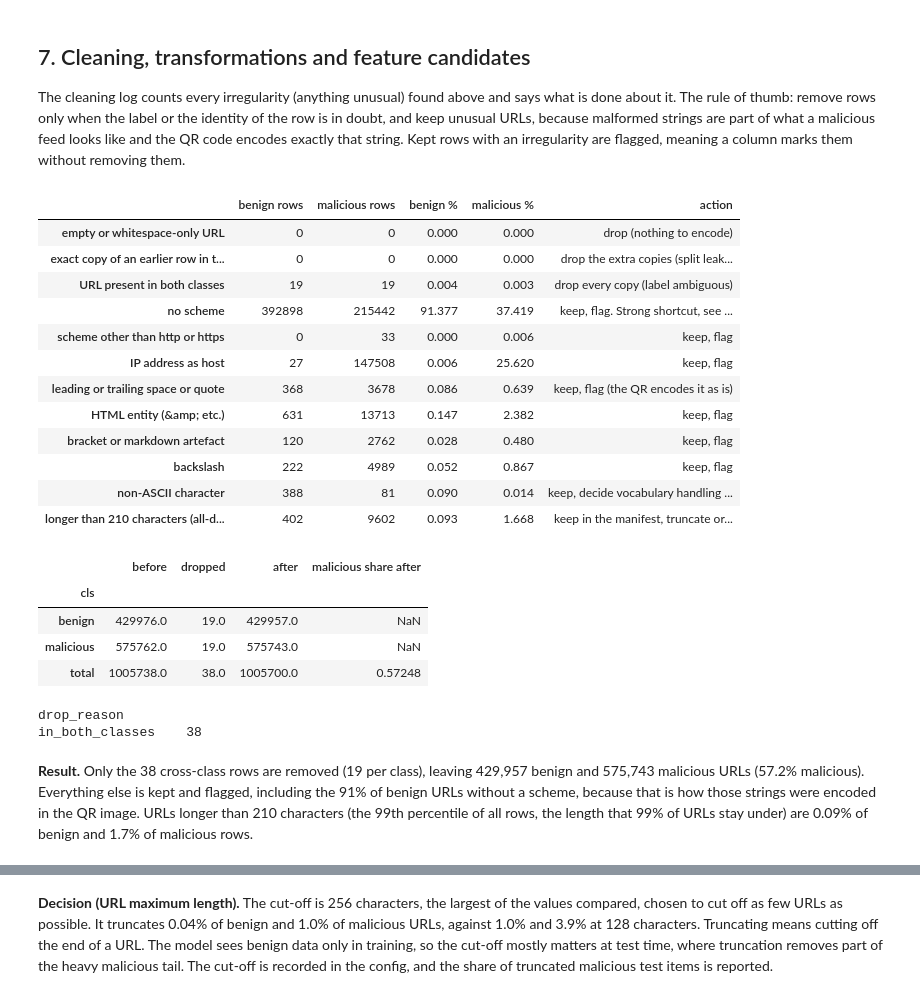
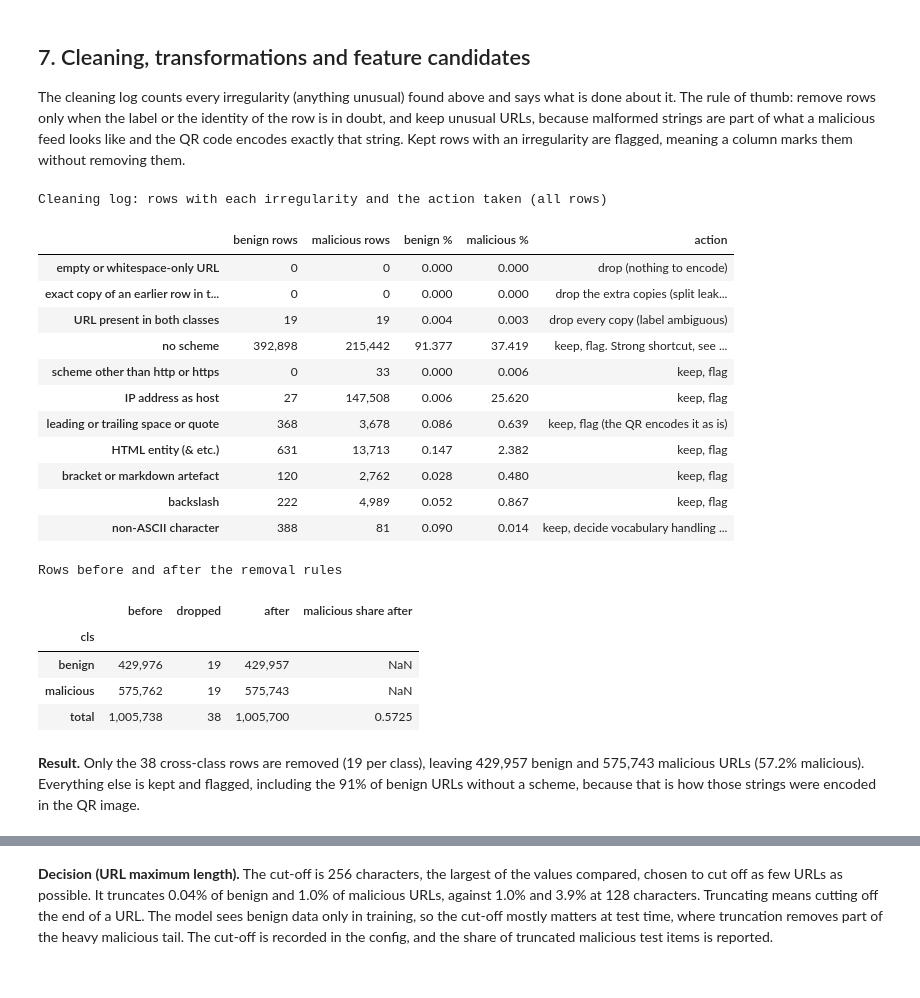
Before and after one commit to AnhJoe/convolutional_vae_quishing, a Jupyter notebook: notebooks/eda.ipynb, the cells around one changed output, grey strips where cells are left out. Cells and saved outputs as stored; diff of their text form; code cells hidden in the pictures.

```diff
--- a/notebooks/eda.ipynb
+++ b/notebooks/eda.ipynb
@@ -160,6 +158,7 @@ frames = []
 for cls, d in CLASS_DIR.items():
     csv_path = next(d.glob("all_generated_urls_*.csv"))
     f = pd.read_csv(csv_path, keep_default_na=False)   # keep strings such as "NA" or "null" as text
+    csv_columns = list(f.columns)                       # columns the CSVs come with, before the notebook adds its own
     f["cls"] = cls
     frames.append(f)
 raw = pd.concat(frames, ignore_index=True)
@@ -167,8 +166,5 @@ raw["label"] = (raw["cls"] == "malicious").astype("int8")   # 1 = malicious, tak
 parts = raw["qr_path"].str.replace("\\", "/", regex=False).str.split("/")
 raw["file"] = parts.str[-1]
 raw["csv_folder"] = parts.str[-3]
-print(raw.shape)
-for cls in CLASS_DIR:
-    print(f"\n{cls}: first 20 rows of {next(CLASS_DIR[cls].glob('all_generated_urls_*.csv')).name}")
-    display(raw.loc[raw["cls"] == cls, ["index", "url", "qr_path"]].head(20))
+print(f"{len(raw):,} rows. CSV columns: {csv_columns}")
 # %% [output]
@@ -554,17 +426,11 @@ backslash            0.00052    0.00867
 # %%
 # Host concentration: how many URLs each host holds, and how large the biggest hosts are
 host_counts = {cls: feat.loc[feat["cls"] == cls, "host"].value_counts() for cls in CLASS_DIR}
-fig, ax = plt.subplots(figsize=(6, 4))
-for cls, vc in host_counts.items():
-    ax.loglog(np.arange(1, len(vc) + 1), vc.values, color=COLORS[cls], label=cls)
-ax.set_xlabel("host rank (1 = host with the most URLs)"); ax.set_ylabel("URLs on that host"); ax.set_title("Host concentration"); ax.legend()
-plt.tight_layout(); plt.show()
-
 rows = []
 for cls, vc in host_counts.items():
     cum = vc.cumsum() / vc.sum()
     rows.append({"class": cls, "distinct hosts": len(vc), "URLs per host (mean)": round(vc.sum() / len(vc), 2),
                  "largest host share": round(vc.iloc[0] / vc.sum(), 4), "top 10 hosts share": round(vc.iloc[:10].sum() / vc.sum(), 4),
                  "hosts for 50% of URLs": int((cum < 0.5).sum() + 1), "largest host": vc.index[0]})
-pd.DataFrame(rows).set_index("class")
+show_table(pd.DataFrame(rows).set_index("class"), "Host concentration per class (all rows)", precision=4)
 # %% [output]
@@ -755,18 +591,19 @@ size_n.T
 # %%
-# Dark-pixel fraction: overall, within each QR size, and against URL length
-fig, axes = plt.subplots(1, 3, figsize=(16, 3.9))
+# Dark-pixel fraction: overall and within each QR size, with the medians marked
+fig, axes = plt.subplots(1, 2, figsize=(11.5, 4.2))
+med_all = img.groupby("cls")["dark_frac"].median()
 for cls in CLASS_DIR:
     axes[0].hist(img.loc[img["cls"] == cls, "dark_frac"], bins=50, density=True, alpha=0.55, color=COLORS[cls], label=cls)
+    axes[0].axvline(med_all[cls], color=COLORS[cls], ls="--", lw=1.8, label=f"{cls} median ({med_all[cls]:.3f})")
 axes[0].set_xlabel("dark-pixel fraction"); axes[0].set_ylabel("density"); axes[0].set_title("Dark fraction, all sizes"); axes[0].legend()
 
 big = size_n[(size_n.min(axis=1) >= 30)].index
-sns.boxplot(data=img[img["modules"].isin(big)], x="modules", y="dark_frac", hue="cls", palette=COLORS, ax=axes[1], fliersize=1.5, linewidth=0.8)
-axes[1].set_title("Dark fraction within a size (sizes with >=30 per class)"); axes[1].set_xlabel("modules per side"); axes[1].set_ylabel("dark-pixel fraction"); axes[1].legend(title=None)
-
-sub = img[img["modules"].isin(big)].assign(url_len=lambda d: d["url"].str.len())
-for cls in CLASS_DIR:
-    s = sub[sub["cls"] == cls]
-    axes[2].scatter(s["url_len"], s["dark_frac"], s=5, alpha=0.3, color=COLORS[cls], label=cls)
-axes[2].set_xscale("log"); axes[2].set_xlabel("URL length"); axes[2].set_ylabel("dark-pixel fraction"); axes[2].set_title("Dark fraction against URL length"); axes[2].legend(markerscale=3)
+order = sorted(int(m) for m in big)
+sns.boxplot(data=img[img["modules"].isin(order)], x="modules", y="dark_frac", hue="cls", order=order, hue_order=["benign", "malicious"], palette=COLORS,
+            ax=axes[1], fliersize=1.5, linewidth=0.8)
+med_size = img[img["modules"].isin(order)].groupby(["modules", "cls"])["dark_frac"].median().unstack()
+for j, cls in enumerate(["benign", "malicious"]):     # dashed line joining the class median at each size (boxes sit 0.2 left and right of each tick)
+    axes[1].plot(np.arange(len(order)) + (-0.2 if j == 0 else 0.2), med_size.loc[order, cls], color=COLORS[cls], ls="--", marker="o", ms=3, lw=1.2, label=f"{cls} median")
+axes[1].set_title("Dark fraction within a size (sizes with >=30 per class)"); axes[1].set_xlabel("modules per side"); axes[1].set_ylabel("dark-pixel fraction"); axes[1].legend(title=None, fontsize=8)
 plt.tight_layout(); plt.show()
 # %% [output]
@@ -786,7 +623,7 @@ def to_grid(cls, file):
     d = load_dark(cls, file)
     return d[M // 2::M, M // 2::M]          # one pixel per module
 
-check = img[img["geometry_consistent"] & img["error"].fillna("").eq("")].groupby("cls").head(150)
+check = img[img["geometry_consistent"] & img["error"].fillna("").eq("")]
 exact = []
 for r in check.itertuples():
     d = load_dark(r.cls, r.file)
@@ -1009,7 +836,6 @@ dup_within = feat.duplicated(["cls", "url"], keep="first")
 shared_set = set(feat.loc[feat["cls"] == "benign", "url"]) & set(feat.loc[feat["cls"] == "malicious", "url"])
 cross = url.isin(shared_set)
 empty = url.str.strip().eq("")
-MAXLEN = int(feat["url_len"].quantile(0.99))
 
 checks = {
     "empty or whitespace-only URL": empty,
@@ -1022,45 +848,43 @@ checks = {
     "HTML entity (&amp; etc.)": feat["html_entity"],
     "bracket or markdown artefact": feat["bracket_artefact"],
     "backslash": feat["backslash"],
     "non-ASCII character": feat["non_ascii"],
-    f"longer than {MAXLEN} characters (all-data 99th percentile)": feat["url_len"] > MAXLEN,
 }
 log = pd.DataFrame({
     "benign rows": {k: int(v[feat["cls"] == "benign"].sum()) for k, v in checks.items()},
     "malicious rows": {k: int(v[feat["cls"] == "malicious"].sum()) for k, v in checks.items()},
 })
 log["benign %"] = (100 * log["benign rows"] / (feat["cls"] == "benign").sum()).round(3)
 log["malicious %"] = (100 * log["malicious rows"] / (feat["cls"] == "malicious").sum()).round(3)
 action = {
     "empty or whitespace-only URL": "drop (nothing to encode)",
     "exact copy of an earlier row in the same class": "drop the extra copies (split leakage)",
     "URL present in both classes": "drop every copy (label ambiguous)",
     "no scheme": "keep, flag. Strong shortcut, see section 5",
     "scheme other than http or https": "keep, flag",
     "IP address as host": "keep, flag",
     "leading or trailing space or quote": "keep, flag (the QR encodes it as is)",
     "HTML entity (&amp; etc.)": "keep, flag",
     "bracket or markdown artefact": "keep, flag",
     "backslash": "keep, flag",
     "non-ASCII character": "keep, decide vocabulary handling below",
-    f"longer than {MAXLEN} characters (all-data 99th percentile)": "truncate or exclude at the model input",
 }
 log["action"] = pd.Series(action)
-log
+show_table(log, "Cleaning log: rows with each irregularity and the action taken (all rows)")
 # %% [output]
+Cleaning log: rows with each irregularity and the action taken (all rows)
 |  | benign rows | malicious rows | benign % | malicious % | action |
 | empty or whitespace-only URL | 0 | 0 | 0.000 | 0.000 | drop (nothing to encode) |
 | exact copy of an earlier row in t... | 0 | 0 | 0.000 | 0.000 | drop the extra copies (split leak... |
 | URL present in both classes | 19 | 19 | 0.004 | 0.003 | drop every copy (label ambiguous) |
-| no scheme | 392898 | 215442 | 91.377 | 37.419 | keep, flag. Strong shortcut, see ... |
+| no scheme | 392,898 | 215,442 | 91.377 | 37.419 | keep, flag. Strong shortcut, see ... |
 | scheme other than http or https | 0 | 33 | 0.000 | 0.006 | keep, flag |
-| IP address as host | 27 | 147508 | 0.006 | 25.620 | keep, flag |
-| leading or trailing space or quote | 368 | 3678 | 0.086 | 0.639 | keep, flag (the QR encodes it as is) |
-| HTML entity (&amp; etc.) | 631 | 13713 | 0.147 | 2.382 | keep, flag |
-| bracket or markdown artefact | 120 | 2762 | 0.028 | 0.480 | keep, flag |
-| backslash | 222 | 4989 | 0.052 | 0.867 | keep, flag |
+| IP address as host | 27 | 147,508 | 0.006 | 25.620 | keep, flag |
+| leading or trailing space or quote | 368 | 3,678 | 0.086 | 0.639 | keep, flag (the QR encodes it as is) |
+| HTML entity (& etc.) | 631 | 13,713 | 0.147 | 2.382 | keep, flag |
+| bracket or markdown artefact | 120 | 2,762 | 0.028 | 0.480 | keep, flag |
+| backslash | 222 | 4,989 | 0.052 | 0.867 | keep, flag |
 | non-ASCII character | 388 | 81 | 0.090 | 0.014 | keep, decide vocabulary handling ... |
-| longer than 210 characters (all-d... | 402 | 9602 | 0.093 | 1.668 | keep in the manifest, truncate or... |
 # %%
 # Apply the removal rules and keep a reason for every dropped row
 feat["drop_reason"] = ""
@@ -1074,16 +898,14 @@ after = feat.loc[feat["keep"], "cls"].value_counts().reindex(["benign", "malicio
 flow = pd.DataFrame({"before": before, "dropped": before - after, "after": after})
 flow["malicious share after"] = np.nan
 flow.loc["total"] = [before.sum(), before.sum() - after.sum(), after.sum(), after["malicious"] / after.sum()]
-display(flow)
-print(feat.loc[~feat["keep"], "drop_reason"].value_counts().to_string())
+show_table(flow.astype({"before": int, "dropped": int, "after": int}), "Rows before and after the removal rules", precision=4)
 # %% [output]
+Rows before and after the removal rules
 |  | before | dropped | after | malicious share after |
 | cls |  |  |  |  |
-| benign | 429976.0 | 19.0 | 429957.0 | NaN |
-| malicious | 575762.0 | 19.0 | 575743.0 | NaN |
-| total | 1005738.0 | 38.0 | 1005700.0 | 0.57248 |
+| benign | 429,976 | 19 | 429,957 | NaN |
+| malicious | 575,762 | 19 | 575,743 | NaN |
+| total | 1,005,738 | 38 | 1,005,700 | 0.5725 |
-drop_reason
-in_both_classes    38
 # %% [markdown]
-**Result.** Only the 38 cross-class rows are removed (19 per class), leaving 429,957 benign and 575,743 malicious URLs (57.2% malicious). Everything else is kept and flagged, including the 91% of benign URLs without a scheme, because that is how those strings were encoded in the QR image. URLs longer than 210 characters (the 99th percentile of all rows, the length that 99% of URLs stay under) are 0.09% of benign and 1.7% of malicious rows.
+**Result.** Only the 38 cross-class rows are removed (19 per class), leaving 429,957 benign and 575,743 malicious URLs (57.2% malicious). Everything else is kept and flagged, including the 91% of benign URLs without a scheme, because that is how those strings were encoded in the QR image.
 # %%
```
Also changed, not shown: parts of 50 cells of this notebook, 1 other file.
